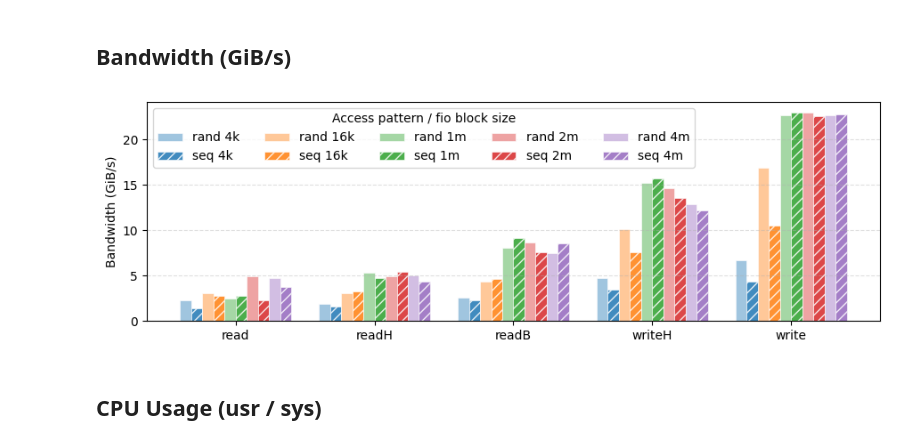
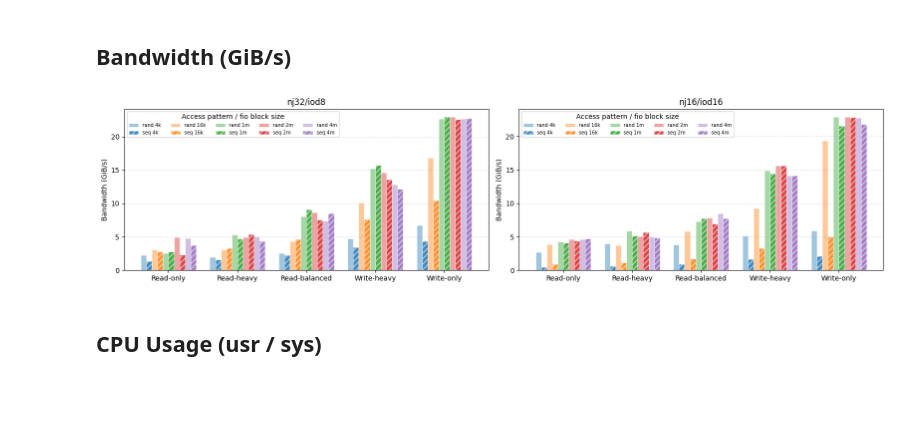
Before and after one commit to cissieAB/pdsw26_daos-bench, a Jupyter notebook: results/testbed/fio-dfs-all-rw-patterns/fio_dfs_all_patterns.ipynb, the cells around one changed output. Cells and saved outputs as stored; diff of their text form; code cells hidden in the pictures; blank space fills up the shorter version.

```diff
--- a/results/testbed/fio-dfs-all-rw-patterns/fio_dfs_all_patterns.ipynb
+++ b/results/testbed/fio-dfs-all-rw-patterns/fio_dfs_all_patterns.ipynb
@@ -30,7 +37,6 @@ def parse_file(fpath):
         def ms(v): return v / 1e6
 
         if "mixed" in job:
-            # unified_rw_reporting=1: read+write combined in "mixed"
             mx = job["mixed"]
             bw_GiBs     = mx["bw"] / 1024 / 1024
             iops        = mx["iops"]
@@ -59,6 +65,7 @@ def parse_file(fpath):
             block_size  = bs,
             numjobs     = nj,
             iodepth     = iod,
+            config      = f"nj{nj}/iod{iod}",
             pattern     = name,
             bw_GiBs     = bw_GiBs,
             iops        = iops,
@@ -77,12 +84,16 @@ PATTERN_ORDER = [
     "rand_read", "rand_readH", "rand_readB", "rand_writeH", "rand_write",
     "seq_read",  "seq_readH",  "seq_readB",  "seq_writeH", "seq_write"
 ]
+CONFIGS = ["nj32/iod8", "nj16/iod16"]
 
 df = pd.DataFrame(all_rows)
 df["block_size"] = pd.Categorical(df["block_size"], categories=BS_ORDER, ordered=True)
 df["pattern"]    = pd.Categorical(df["pattern"],    categories=PATTERN_ORDER, ordered=True)
-df = df.sort_values(["block_size", "pattern"]).reset_index(drop=True)
+df = df.sort_values(["config", "block_size", "pattern"]).reset_index(drop=True)
 
-print(f"Loaded {len(df)} jobs from {df['block_size'].nunique()} block size(s)")
+print(f"Loaded {len(df)} jobs from {df['config'].nunique()} config(s) × {df['block_size'].nunique()} block size(s)")
+for cfg in CONFIGS:
+    n = len(df[df["config"] == cfg])
+    print(f"  {cfg}: {n} jobs")
 df
 # %% [output]
@@ -153,18 +166,23 @@ plt.show()
 # %% [markdown]
 ## Bandwidth (GiB/s)
 # %%
-fig, ax = plt.subplots(figsize=(9, 3))
-x_ticks, bs_l = plot_metric(ax, "bw_GiBs")
-ax.set_xticks(x_ticks)
-ax.set_xticklabels(BASE_OPS)
-ax.set_ylabel("Bandwidth (GiB/s)")
-ax.legend(title="Access pattern / fio block size", loc="upper left", ncol=5)
-ax.grid(axis="y", linestyle="--", alpha=0.4)
+OP_LABELS = ["Read-only", "Read-heavy", "Read-balanced", "Write-heavy", "Write-only"]
+
+fig, axes = plt.subplots(1, 2, figsize=(16, 4))
+for ax, cfg in zip(axes, CONFIGS):
+    x_ticks, _ = plot_metric(ax, "bw_GiBs", cfg)
+    ax.set_xticks(x_ticks)
+    ax.set_xticklabels(OP_LABELS, ha="center")
+    ax.set_ylabel("Bandwidth (GiB/s)")
+    ax.set_title(cfg)
+    ax.legend(title="Access pattern / fio block size", loc="upper left", ncol=5, fontsize=7)
+    ax.grid(axis="y", linestyle="--", alpha=0.4)
+
 plt.tight_layout()
 plt.savefig(RESULTS_DIR / "bw-all-pattern.pdf", dpi=150)
 plt.show()
 # %% [output]
-[figure, old version]
+[figure, new version]
 # %% [markdown]
 ## CPU Usage (usr / sys)
 # %%
```
Also changed, not shown: parts of 8 cells of this notebook, 1 other file.
